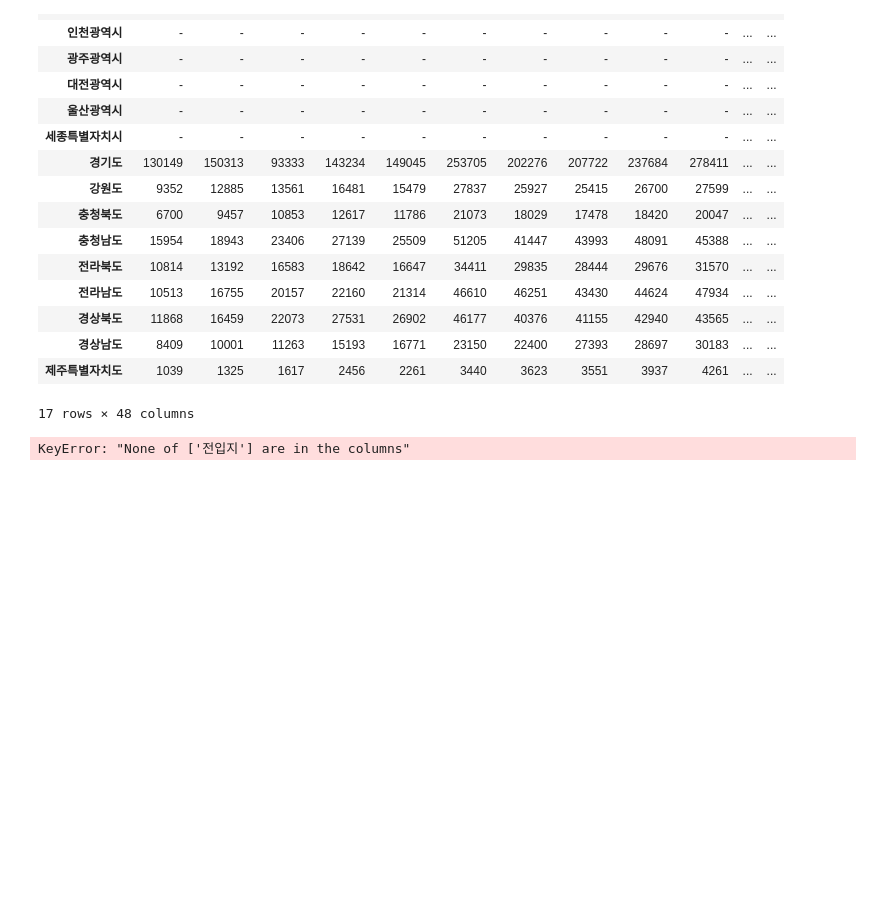
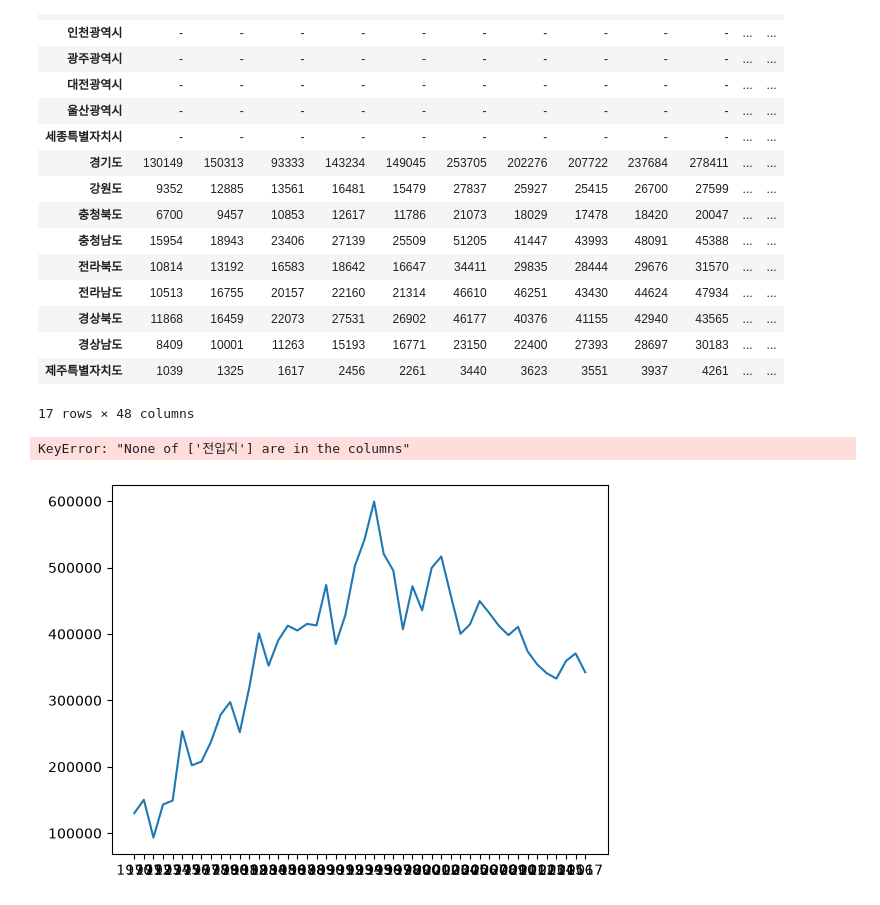
Before and after one commit to Kyoeun33/18_data_analysis, a Jupyter notebook: 01_metapolib.ipynb, the cells around one changed output. Drawn from its saved outputs; the diff is of its cells as text; code cells hidden in the pictures; blank space fills up the shorter version.

```diff
--- a/01_metapolib.ipynb
+++ b/01_metapolib.ipynb
@@ -122,3 +122,10 @@ df_seoul = df_seoul.set_index("전입지")
 df_seoul
 # %% [output]
 KeyError: "None of ['전입지'] are in the columns"
+# %%
+sr_one = df_seoul.loc["경기도"]
+plt.plot(sr_one.index,sr_one.values)
+
+plt.show()
+# %% [output]
+[figure, added]
```
Also changed, not shown: parts of 5 cells of this notebook, 1 other file.
